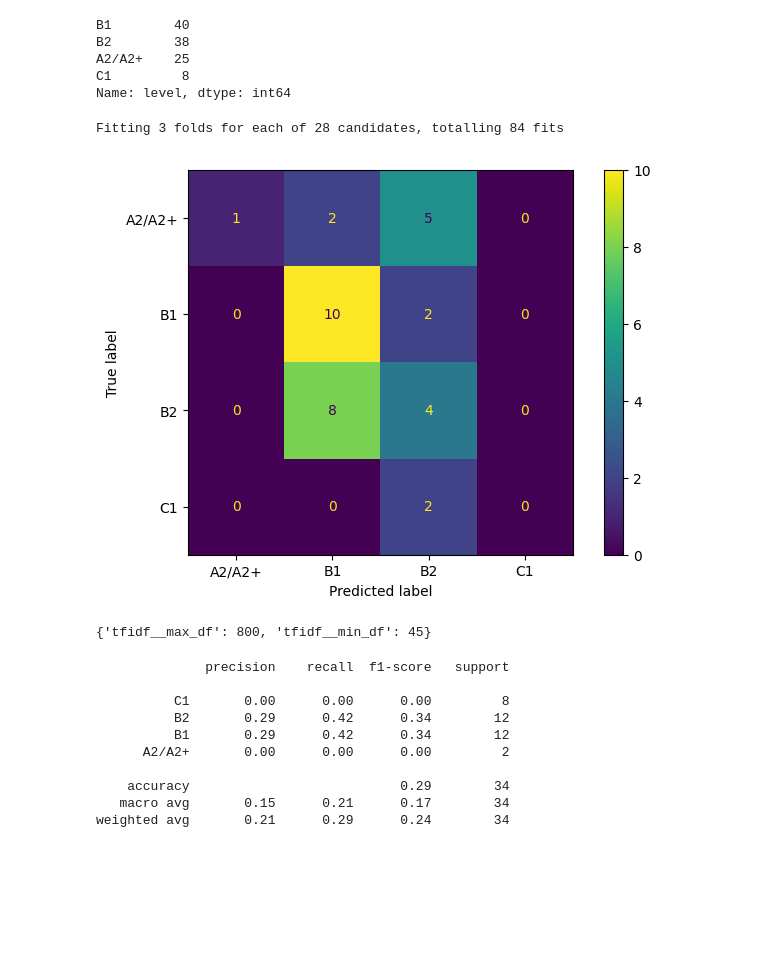
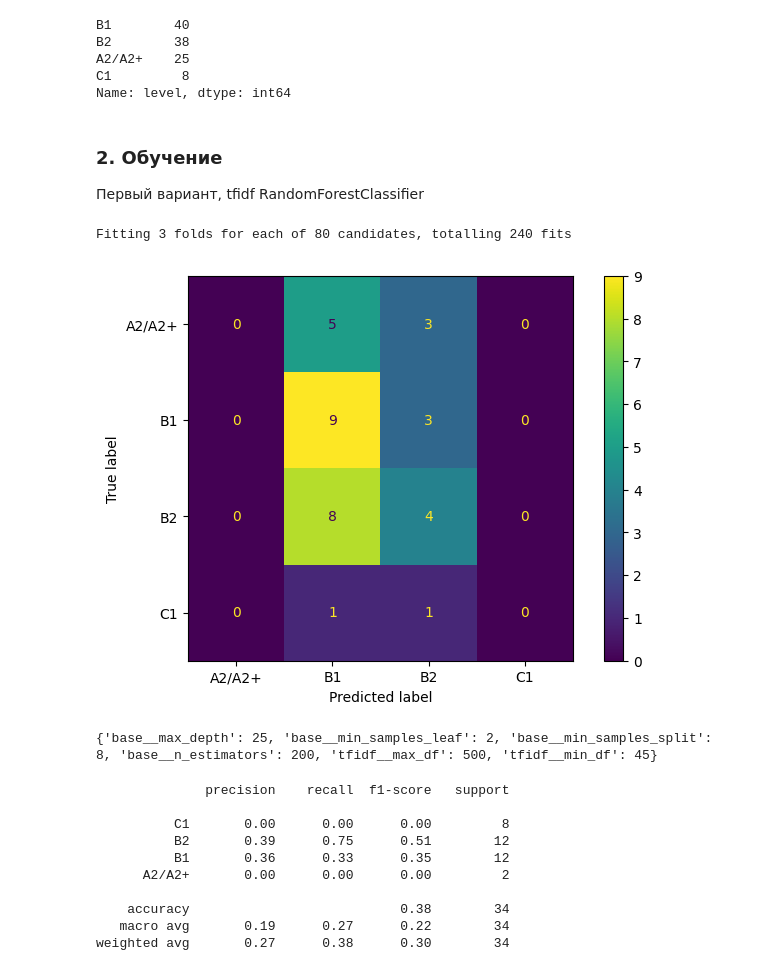
Before and after one commit to kirillva/workshop02, a Jupyter notebook: subtitles.ipynb, the cells around one changed output. Drawn from its saved outputs; the diff is of its cells as text; code cells hidden in the pictures; blank space fills up the shorter version.

```diff
--- a/subtitles.ipynb
+++ b/subtitles.ipynb
@@ -224,35 +231,38 @@ words = pd.read_csv(f'Parsed/words.csv', index_col=[0])
+# %% [markdown]
+### 2. Обучение
+
+Первый вариант, tfidf RandomForestClassifier
 # %%
 x, y = df_films_splitted['content'].tolist(), df_films_splitted['level'].tolist()
 
 # vocabulary=words['name'].str.strip().str.lower().unique()
 pipeline = Pipeline(
     steps = [("tfidf", TfidfVectorizer() ),("base", RandomForestClassifier() )]
 )
 
 param_grid = {
-    "tfidf__min_df": [i for i in range(30,50,5)],
-    "tfidf__max_df": [i for i in range(300,1000,100)],
-    # "base__n_estimators": [i for i in range(150,250,50)],
-    # "base__max_depth": [i for i in range(25,35,5)],
-    # "base__min_samples_split":[i for i in range(6,10,2)],
-    # "base__min_samples_leaf": [2],
+    "tfidf__min_df": [i for i in range(40,50,5)],
+    "tfidf__max_df": [i for i in range(500,1000,100)],
+    "base__n_estimators": [i for i in range(150,250,50)],
+    "base__max_depth": [i for i in range(25,35,5)],
+    "base__min_samples_split":[i for i in range(6,10,2)],
+    "base__min_samples_leaf": [2],
 }
 
 estimator, best_params = search_best_estimator(pipeline, param_grid, x, y)
 
 X_train, X_test, y_train, y_test = train_test_split(
     x, y, random_state=42, test_size=0.3, stratify=y
 )
 estimator.fit(X_train, y_train)
 y_preds = estimator.predict(X_test)
 plot_confusion_matrix(y_test, y_preds, estimator)
 
-# print(len(list(estimator[0].vocabulary_)))
 print(best_params)
 # %% [output]
-Fitting 3 folds for each of 28 candidates, totalling 84 fits
+Fitting 3 folds for each of 80 candidates, totalling 240 fits
-[figure, old version]
+[figure, new version]
-{'tfidf__max_df': 800, 'tfidf__min_df': 45}
+{'base__max_depth': 25, 'base__min_samples_leaf': 2, 'base__min_samples_split': 8, 'base__n_estimators': 200, 'tfidf__max_df': 500, 'tfidf__min_df': 45}
 # %%
 report = classification_report(y_test, y_preds, target_names=[
     'C1',
@@ -265,13 +275,13 @@ print(report)
               precision    recall  f1-score   support
 
           C1       0.00      0.00      0.00         8
-          B2       0.29      0.42      0.34        12
-          B1       0.29      0.42      0.34        12
+          B2       0.39      0.75      0.51        12
+          B1       0.36      0.33      0.35        12
       A2/A2+       0.00      0.00      0.00         2
 
-    accuracy                           0.29        34
-   macro avg       0.15      0.21      0.17        34
-weighted avg       0.21      0.29      0.24        34
+    accuracy                           0.38        34
+   macro avg       0.19      0.27      0.22        34
+weighted avg       0.27      0.38      0.30        34
 # %%
 print( f' Model F1-score: {f1_score(y_test, y_preds, average="weighted")}' )
 # %% [output]
```
Also changed, not shown: parts of 22 cells of this notebook, 1 other file.
